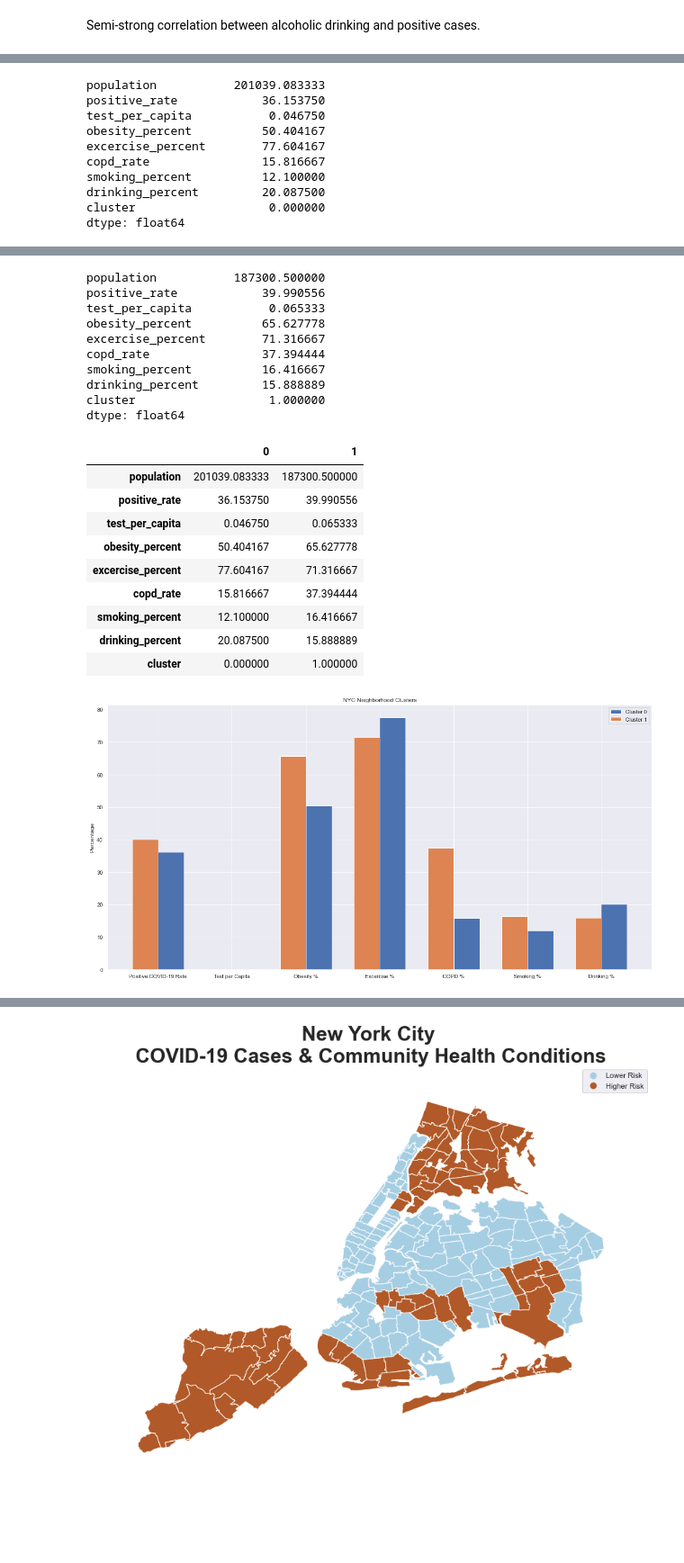
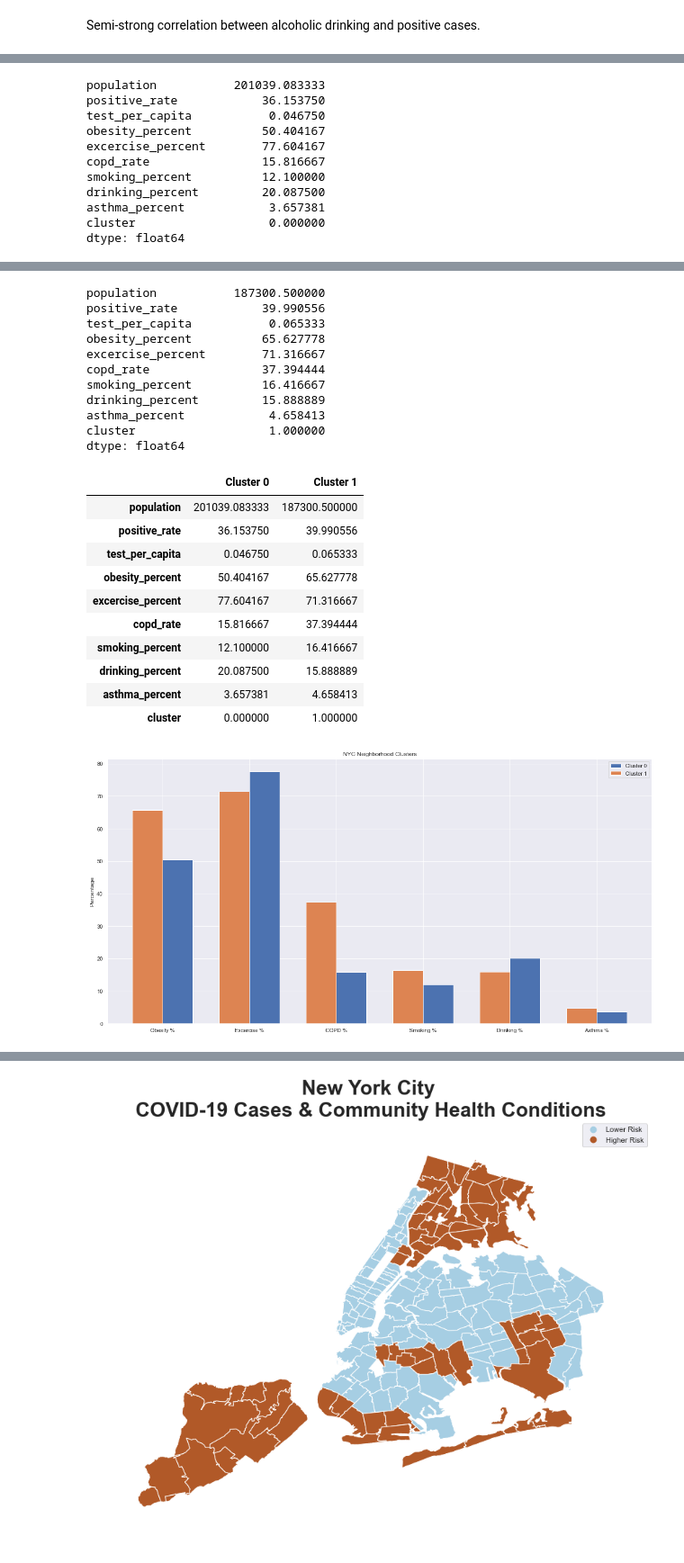
Before and after one commit to nqtri/mit_covid19_challenge, a Jupyter notebook: nyc_covid19_vs_health.ipynb, the cells around one changed output, grey strips where cells are left out. Shown: that part at 90% size. Saved outputs shown, nothing was run; the diff lists cells and outputs as text; code cells hidden in the pictures; blank space fills up the shorter version.

```diff
--- a/nyc_covid19_vs_health.ipynb
+++ b/nyc_covid19_vs_health.ipynb
@@ -431,2 +451,10 @@ array([[ 1.        , -0.66361091],
 # %% [markdown]
 Semi-strong correlation between alcoholic drinking and positive cases.
+# %%
+asthma = pd.read_csv("data/Adults with Asthma in the Past 12 Months.csv")
+
+asthma.iloc[:,3] = drinking.copy().iloc[:,3].str.strip()
+
+asthma.fillna(asthma.mean(), inplace = True)
+
+asthma.head()
@@ -432,0 +468,8 @@ Semi-strong correlation between alcoholic drinking and positive cases.
+# %%
+case_per_neighborhood = merge_df(case_per_neighborhood, asthma[['Geography','Percent']],
+                                 left_on = 'uhf34_neigh',
+                                 right_on='Geography')
+
+case_per_neighborhood.rename(columns = {'Percent': "asthma_percent"}, inplace= True)
+
+case_per_neighborhood.head()
@@ -522,6 +592,7 @@ excercise_percent        77.604167
 copd_rate                15.816667
 smoking_percent          12.100000
 drinking_percent         20.087500
+asthma_percent            3.657381
 cluster                   0.000000
 dtype: float64
 # %%
@@ -559,13 +630,17 @@ excercise_percent        71.316667
 copd_rate                37.394444
 smoking_percent          16.416667
 drinking_percent         15.888889
+asthma_percent            4.658413
 cluster                   1.000000
 dtype: float64
 # %%
 cluster_means = pd.concat([cluster_0_means,cluster_1_means], axis = 1)
+
+cluster_means.rename(columns = {0: 'Cluster 0', 1: 'Cluster 1'}, inplace = True)
+
 cluster_means
 # %% [output]
-|  | 0 | 1 |
+|  | Cluster 0 | Cluster 1 |
 | population | 201039.083333 | 187300.500000 |
 | positive_rate | 36.153750 | 39.990556 |
 | test_per_capita | 0.046750 | 0.065333 |
@@ -574,28 +649,28 @@ cluster_means
 | copd_rate | 15.816667 | 37.394444 |
 | smoking_percent | 12.100000 | 16.416667 |
 | drinking_percent | 20.087500 | 15.888889 |
+| asthma_percent | 3.657381 | 4.658413 |
 | cluster | 0.000000 | 1.000000 |
 # %%
-labels = ['Positive COVID-19 Rate', 'Test per Capita', 'Obesity %',
-          'Excercise %', 'COPD %', 'Smoking %', 'Drinking %']
+labels = ['Obesity %', 'Excercise %', 'COPD %', 'Smoking %', 'Drinking %', 'Asthma %']
 
 x = np.arange(len(labels))  # the label locations
 width = 0.35  # the width of the bars
 
 fig, ax = plt.subplots(figsize=(20, 10))
-rects1 = ax.bar(x + width/2, cluster_means.iloc[1:-1,0], width, label='Cluster 0')
-rects2 = ax.bar(x - width/2, cluster_means.iloc[1:-1,1], width, label='Cluster 1')
+rects1 = ax.bar(x + width/2, cluster_means.iloc[3:-1,0], width, label='Cluster 0')
+rects2 = ax.bar(x - width/2, cluster_means.iloc[3:-1,1], width, label='Cluster 1')
 
 # Add some text for labels, title and custom x-axis tick labels, etc.
 ax.set_ylabel('Percentage')
 ax.set_title('NYC Neighborhood Clusters')
 ax.set_xticks(x)
 ax.set_xticklabels(labels)
 ax.legend()
 
 plt.show()
 # %% [output]
-[figure, old version]
+[figure, new version]
 # %%
 case_per_MODZCTA = test_by_zip.merge(case_per_neighborhood, left_on = 'uhf42_neigh', right_on = 'uhf42_neigh')
 
```
Also changed, not shown: parts of 22 cells of this notebook, 1 other file.
